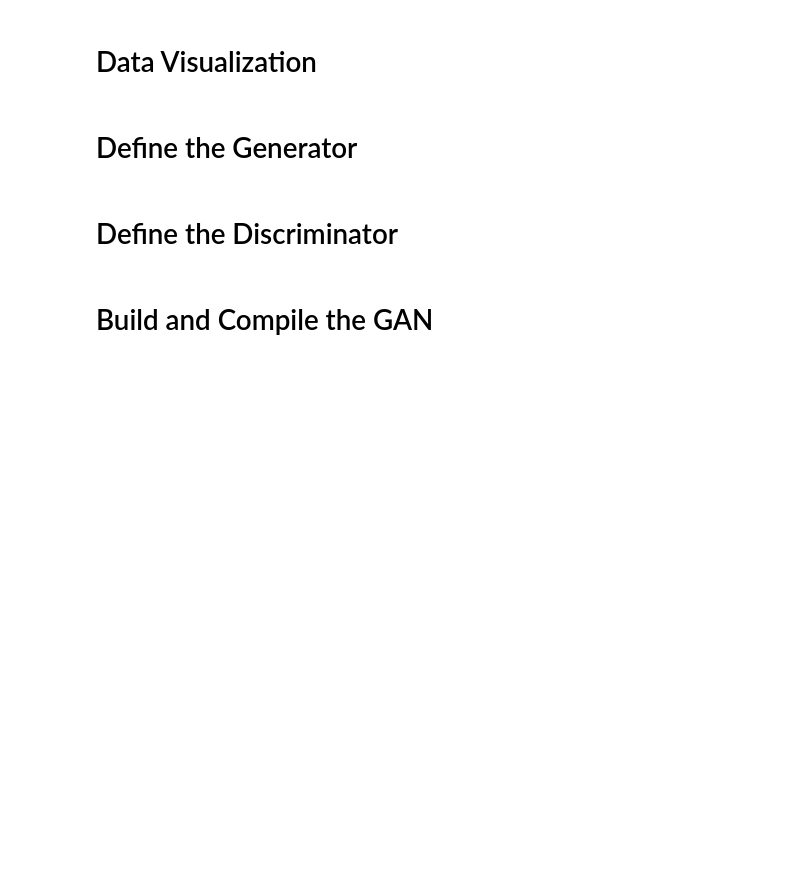
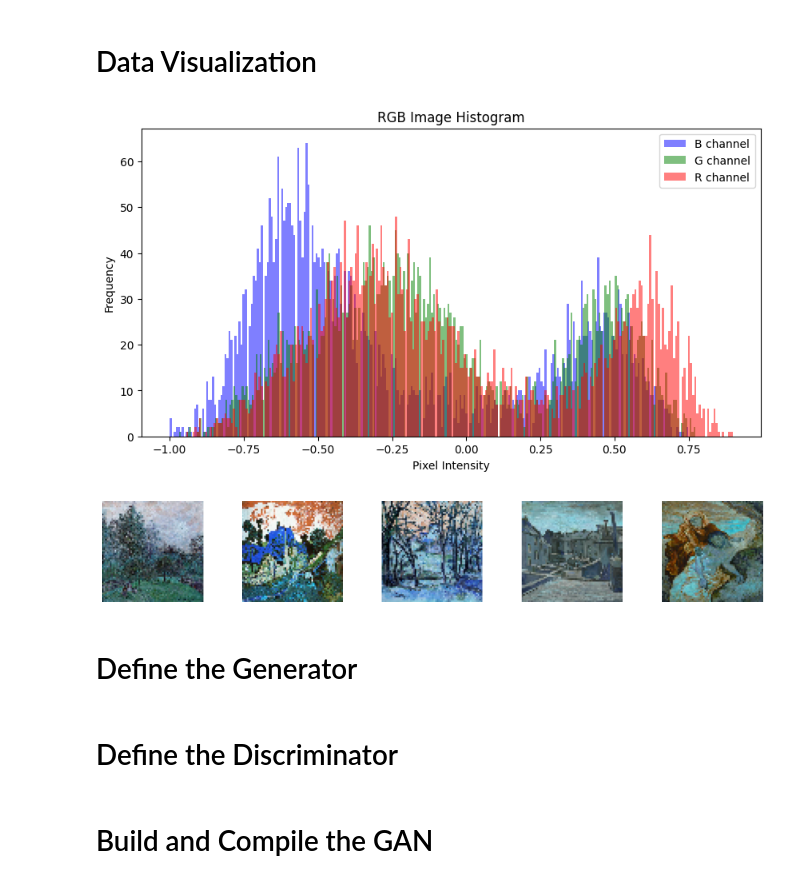
Before and after one commit to DEPI-Project/Artificial-Vincent-Van-Gogh, a Jupyter notebook: GANS.ipynb, the cells around one changed output. Drawn from its saved outputs; the diff is of its cells as text; code cells hidden in the pictures; blank space fills up the shorter version.

```diff
--- a/GANS.ipynb
+++ b/GANS.ipynb
@@ -13,18 +12,23 @@ import cv2
 # %% [markdown]
 ## Load the data
+# %%
+shape=(64,64)
 # %%
 def load_images(folder, image_size=(64, 64)):
     images = []
     for filename in tqdm(os.listdir(folder)):
-        img_path = os.path.join(folder, filename)
-        img = cv2.imread(img_path)
-        if img is not None:
-            img = cv2.resize(img, image_size)
-            img = img.astype(np.float32) / 255.0
-            img = (img - 0.5) * 2  # Normalize for tanh activation
-            images.append(img)
+        if filename.lower().endswith(('.png', '.jpg', '.jpeg', '.bmp', '.gif')):
+            img_path = os.path.join(folder, filename)
+            img = cv2.imread(img_path)
+            if img is not None:
+                img = cv2.resize(img, image_size)
+                img = img.astype(np.float32) / 255.0
+                img = (img - 0.5) * 2  # Normalize for tanh activation
+                images.append(img)
+            else:
+                print(f"Warning: Could not load image {img_path}")
         else:
-            print(f"Warning: Could not load image {img_path}")
+            print(f"Skipping non-image file: {filename}")
     return np.array(images)
-
-real_images = load_images(r'Data\Real Data')
+# %%
+real_images = load_images(r'Data\Real Data',image_size=shape)
@@ -153,7 +119,12 @@ def plot_image_histogram(image_folder, color_mode='grayscale', bins=256):
 # %%
 # Example usage:
-image_folder_path = '/path/to/your/images'
-plot_image_histogram(image_folder_path, color_mode='grayscale')
+plot_image_histogram(real_images[0], color_mode='rgb')
+# %% [output]
+[figure, added]
+# %%
+plot_sample_images(real_images)
+# %% [output]
+[figure, added]
 # %% [markdown]
 # Define the Generator
 # %%
```
Also changed, not shown: parts of 13 cells of this notebook, 10 other files.
